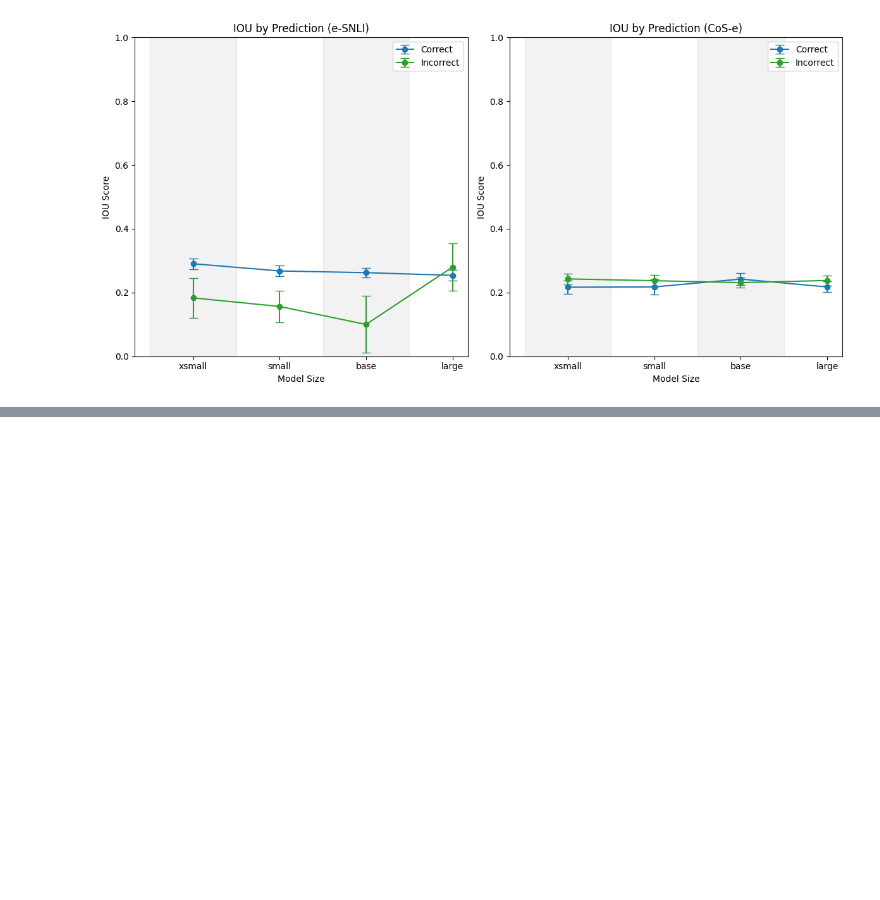
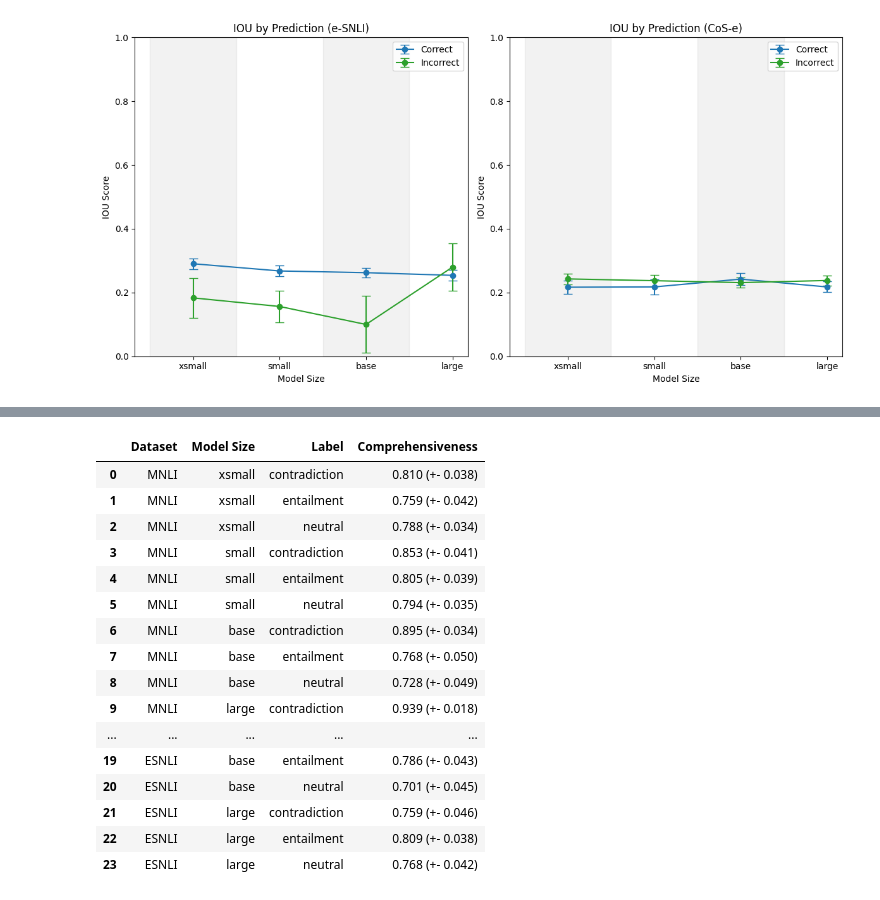
Before and after one commit to henningheyen/Scalability-Of-LLM-Posthoc-Explanations, a Jupyter notebook: plots_tables_results.ipynb, the cells around one changed output, grey strips where cells are left out. Drawn from its saved outputs; the diff is of its cells as text; code cells hidden in the pictures; blank space fills up the shorter version.

Commit message:
added plots and tables

```diff
--- a/plots.ipynb
+++ b/plots_tables_results.ipynb
@@ -292,0 +345,55 @@ plot_iou(by='prediction')
+# %%
+# Initialize empty lists to hold our data
+dataset_list = []
+model_size_list = []
+label_list = []
+comprehensiveness_list = []
+
+# Loop through each dataset (MNLI and e-SNLI)
+for dataset in ['mnli', 'esnli']:
+    # Loop through each model size (xsmall, small, base, large)
+    for model_size in ['xsmall', 'small', 'base', 'large']:
+        # Loop through each label (contradiction, entailment, neutral)
+        for label in ['contradiction', 'entailment', 'neutral']:
+            dataset_list.append(dataset.upper())
+            model_size_list.append(model_size)
+            label_list.append(label)
+
+            # Extract the mean values and SEM for comprehensiveness and sufficiency for each label
+            comp_key = f'comp_{label}'
+            mean_comp = np.mean(explainability_results[dataset][model_size]['faithfulness'][comp_key])
+            sem_comp = get_sem(explainability_results[dataset][model_size]['faithfulness'][comp_key])
+
+            # Create strings with mean values and SEM
+            comp_str = f"{mean_comp:.3f} (+- {sem_comp:.3f})"
+
+            comprehensiveness_list.append(comp_str)
+
+# Create the DataFrame
+df_faithfulness_nli_by_label = pd.DataFrame({
+    'Dataset': dataset_list,
+    'Model Size': model_size_list,
+    'Label': label_list,
+    'Comprehensiveness': comprehensiveness_list,
+})
+
+# Show the DataFrame
+df_faithfulness_nli_by_label.head(30)
+# %% [output]
+|  | Dataset | Model Size | Label | Comprehensiveness |
+| 0 | MNLI | xsmall | contradiction | 0.810 (+- 0.038) |
+| 1 | MNLI | xsmall | entailment | 0.759 (+- 0.042) |
+| 2 | MNLI | xsmall | neutral | 0.788 (+- 0.034) |
+| 3 | MNLI | small | contradiction | 0.853 (+- 0.041) |
+| 4 | MNLI | small | entailment | 0.805 (+- 0.039) |
+| 5 | MNLI | small | neutral | 0.794 (+- 0.035) |
+| 6 | MNLI | base | contradiction | 0.895 (+- 0.034) |
+| 7 | MNLI | base | entailment | 0.768 (+- 0.050) |
+| 8 | MNLI | base | neutral | 0.728 (+- 0.049) |
+| 9 | MNLI | large | contradiction | 0.939 (+- 0.018) |
+| ... | ... | ... | ... | ... |
+| 19 | ESNLI | base | entailment | 0.786 (+- 0.043) |
+| 20 | ESNLI | base | neutral | 0.701 (+- 0.045) |
+| 21 | ESNLI | large | contradiction | 0.759 (+- 0.046) |
+| 22 | ESNLI | large | entailment | 0.809 (+- 0.038) |
+| 23 | ESNLI | large | neutral | 0.768 (+- 0.042) |
```
Also changed, not shown: parts of 16 cells of this notebook, 7 other files.
